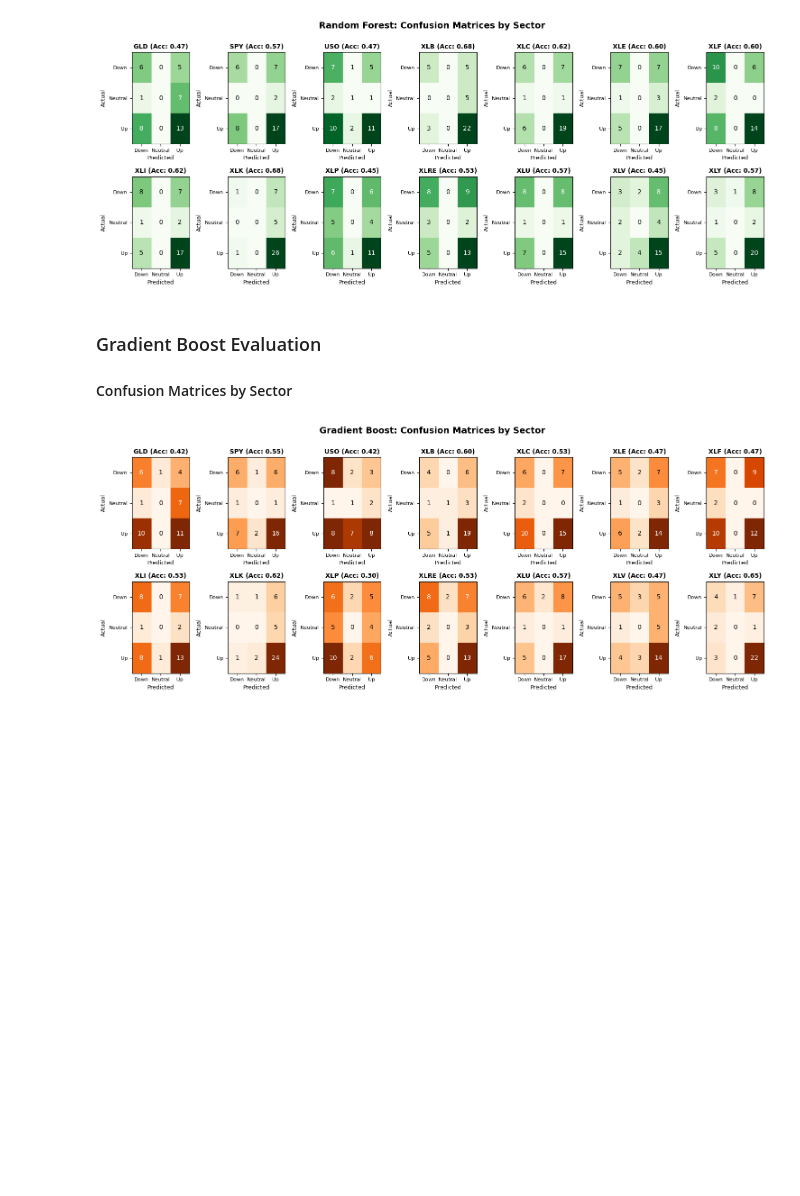
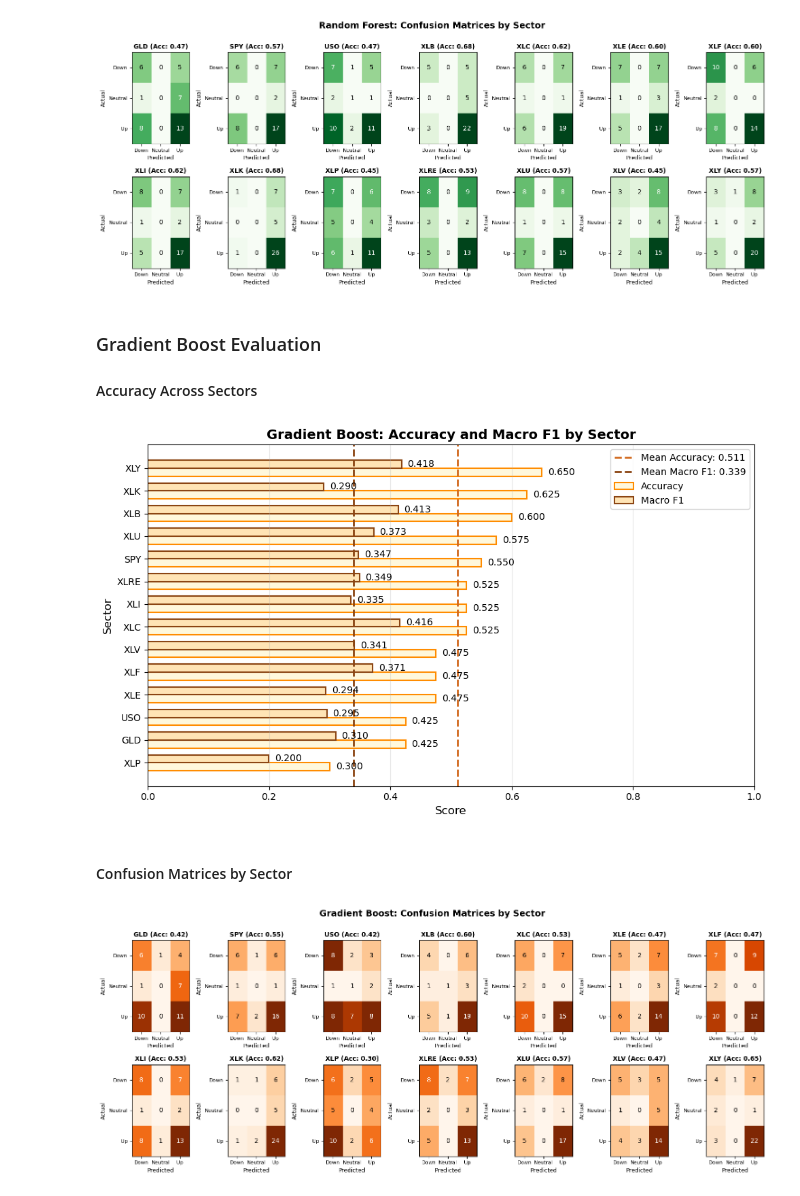
Before and after one commit to JakeCallcut/market-sector-sentiment-model, a Jupyter notebook: notebooks/EDA.ipynb, the cells around one changed output. Drawn from its saved outputs; the diff is of its cells as text; code cells hidden in the pictures; blank space fills up the shorter version.

```diff
--- a/notebooks/EDA.ipynb
+++ b/notebooks/EDA.ipynb
@@ -249,7 +330,61 @@ plt.show()
 # %% [markdown]
 ### Gradient Boost Evaluation
 
-#### Confusion Matrices by Sector
+#### Accuracy Across Sectors
+# %%
+# sort sectors by accuracy
+sorted_df = gb_df.sort_values('accuracy_mean', ascending=True)
+
+y_positions = list(range(len(sorted_df)))
+bar_height = 0.35
+
+# create horizontal bar chart
+fig, ax = plt.subplots(figsize=(10, 6))
+acc_bars = ax.barh(
+    [y - bar_height / 2 for y in y_positions],
+    sorted_df['accuracy_mean'],
+    height=bar_height,
+    color='cornsilk',
+    edgecolor='darkorange',
+    linewidth=1.5,
+    label='Accuracy'
+)
+f1_bars = ax.barh(
+    [y + bar_height / 2 for y in y_positions],
+    sorted_df['f1_macro_mean'],
+    height=bar_height,
+    color='moccasin',
+    edgecolor='saddlebrown',
+    linewidth=1.5,
+    label='Macro F1'
+)
+
+# add score labels to each bar
+for i, (accuracy, f1_score) in enumerate(zip(sorted_df['accuracy_mean'], sorted_df['f1_macro_mean'])):
+    ax.text(accuracy + 0.01, y_positions[i] - bar_height / 2, f'{accuracy:.3f}', va='center', fontsize=10)
+    ax.text(f1_score + 0.01, y_positions[i] + bar_height / 2, f'{f1_score:.3f}', va='center', fontsize=10)
+
+# add vertical lines showing mean scores
+mean_accuracy = gb_df['accuracy_mean'].mean()
+mean_f1 = gb_df['f1_macro_mean'].mean()
+ax.axvline(mean_accuracy, color='chocolate', linestyle='--', linewidth=2, label=f'Mean Accuracy: {mean_accuracy:.3f}')
+ax.axvline(mean_f1, color='saddlebrown', linestyle='--', linewidth=2, label=f'Mean Macro F1: {mean_f1:.3f}')
+
+# format axes and add labels
+ax.set_yticks(y_positions)
+ax.set_yticklabels(sorted_df['ticker'])
+ax.set_xlabel('Score', fontsize=12)
+ax.set_ylabel('Sector', fontsize=12)
+ax.set_title('Gradient Boost: Accuracy and Macro F1 by Sector', fontsize=14, fontweight='bold')
+ax.set_xlim(0, 1)
+ax.legend()
+ax.grid(True, alpha=0.3, axis='x')
+plt.tight_layout()
+plt.show()
+# %% [output]
+[figure, added]
+# %% [markdown]
+#### Confusion Matrices by Sector
 # %%
 # extract confusion matrix columns and define class labels
 cm_cols = [col for col in gb_df.columns if col.startswith('cm_')]
```
Also changed, not shown: parts of 12 cells of this notebook, 1 other file.
